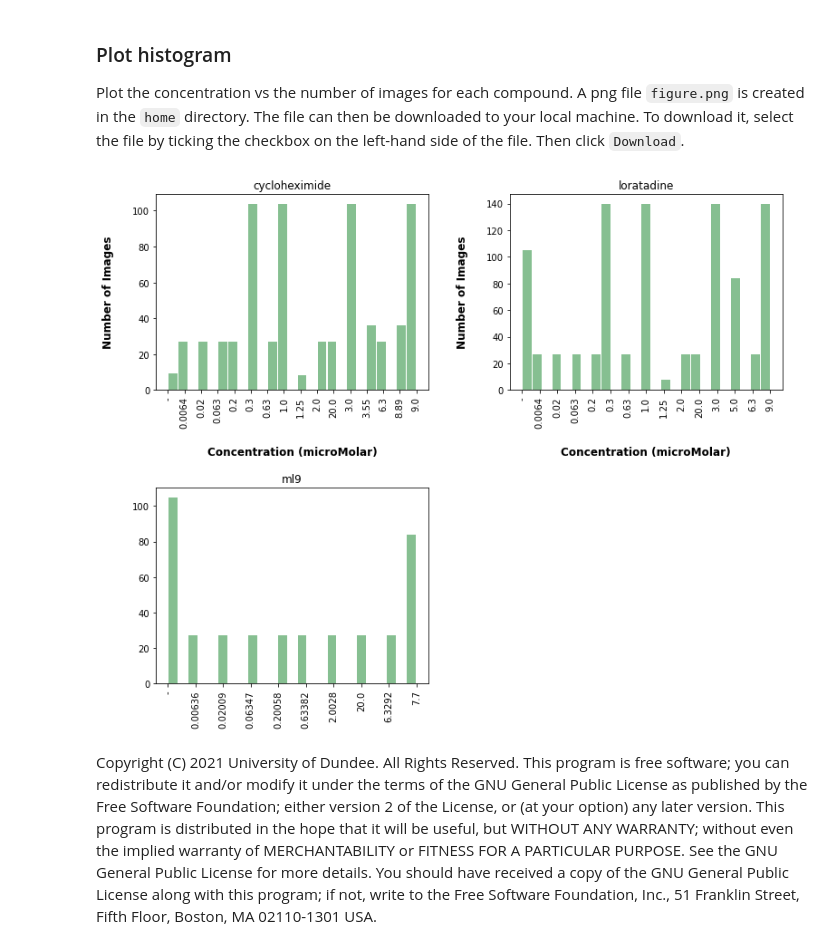
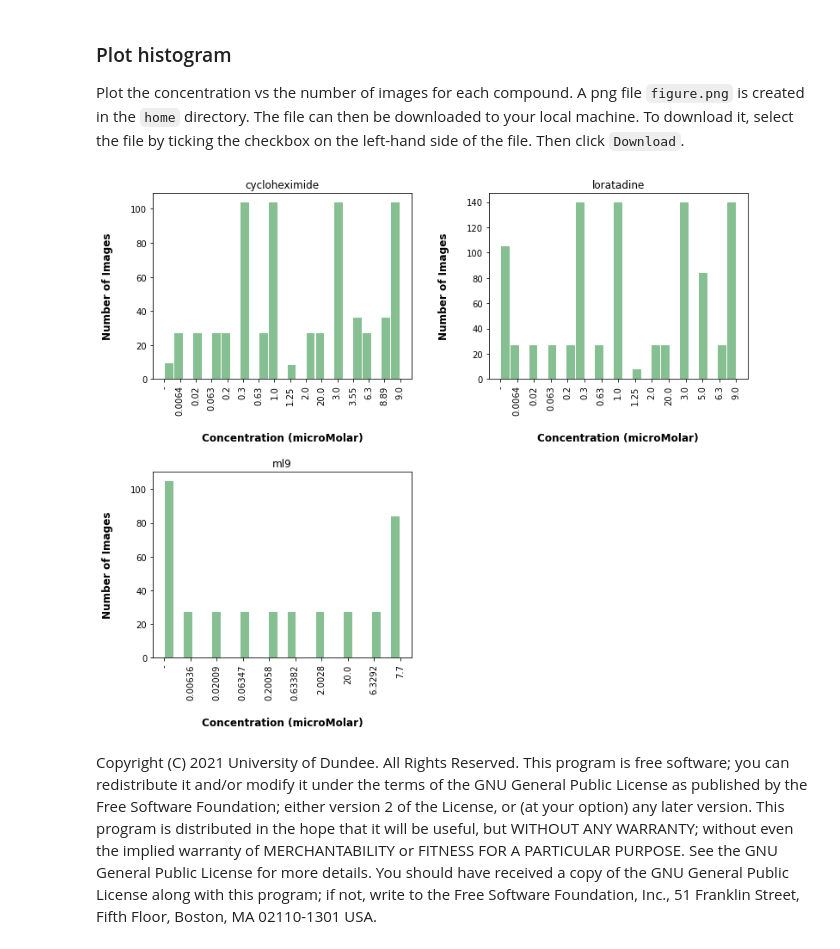
Before and after one commit to IDR/idr-notebooks, a Jupyter notebook: Compound.ipynb, the cells around one changed output. Cells and saved outputs as stored; diff of their text form; code cells hidden in the pictures.

```diff
--- a/Compound.ipynb
+++ b/Compound.ipynb
@@ -150,18 +150,18 @@ A png file ``figure.png`` is created in the ``home`` directory. The file can the
 # %%
 from os.path import expanduser
 home = expanduser("~")
 ax = df.hist(column='Concentration', by="Compound", bins=25, grid=False, figsize=(12,10), color='#86bf91', zorder=2, rwidth=0.9)
-ax = ax[0]
-for x in ax:
-    # Set x-axis label
-    x.set_xlabel("Concentration (microMolar)", labelpad=20, weight='bold', size=12)
+for y in ax:
+    for x in y:
+        # Set x-axis label
+        x.set_xlabel("Concentration (microMolar)", labelpad=20, weight='bold', size=12)
 
-    # Set y-axis label
-    x.set_ylabel("Number of Images", labelpad=20, weight='bold', size=12)
+        # Set y-axis label
+        x.set_ylabel("Number of Images", labelpad=20, weight='bold', size=12)
 
 plt.savefig(home+'/figure.png')
 # %% [output]
-[figure, old version]
+[figure, new version]
 # %% [markdown]
 Copyright (C) 2021 University of Dundee. All Rights Reserved.
 This program is free software; you can redistribute it and/or modify it
```
